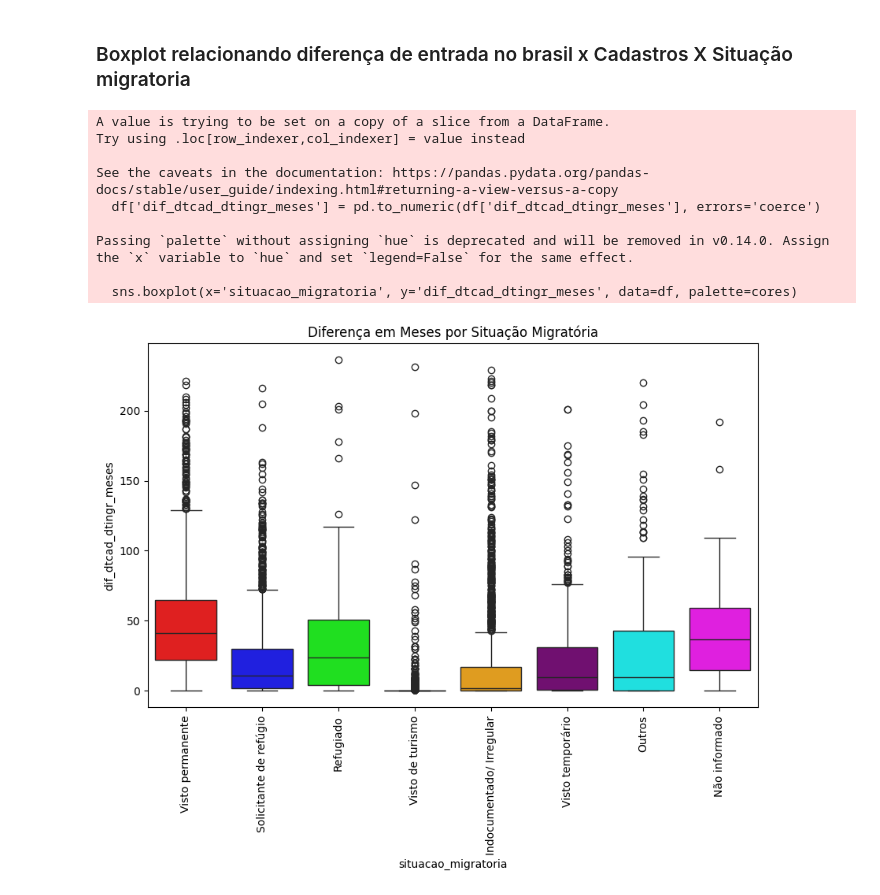
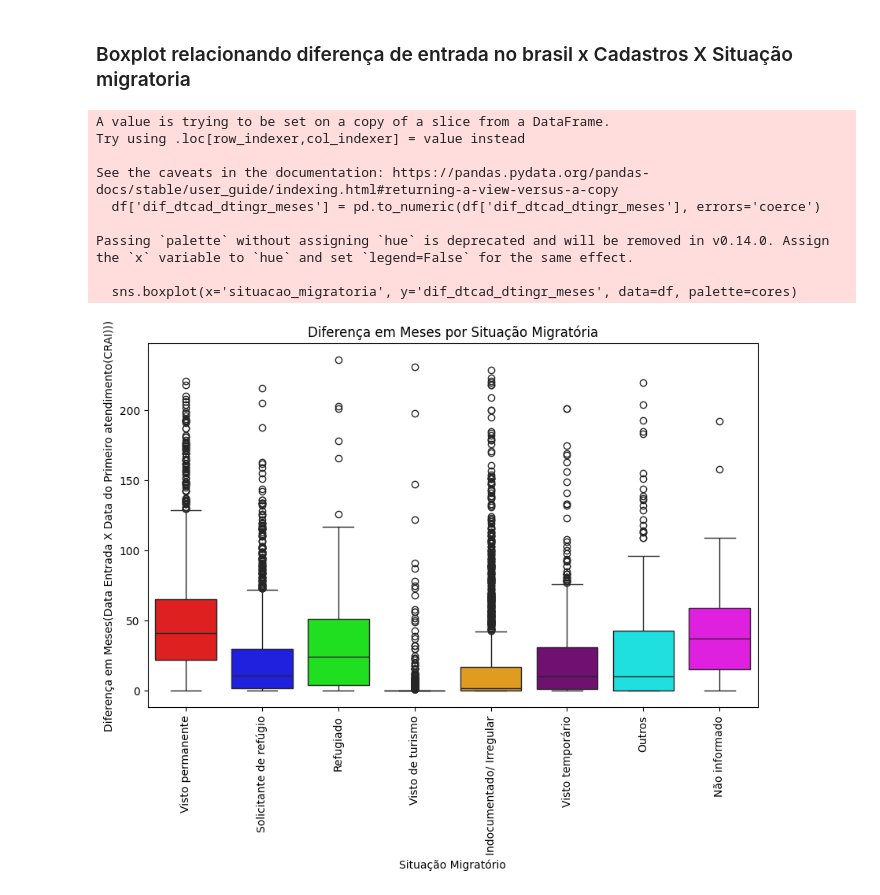
Before and after one commit to gabriel-lacerdaa/AnaliseDeDados, a Jupyter notebook: analise.ipynb, the cells around one changed output. Saved outputs shown, nothing was run; the diff lists cells and outputs as text; code cells hidden in the pictures.

```diff
--- a/analise.ipynb
+++ b/analise.ipynb
@@ -471,28 +454,29 @@ A probabilidade de um imigrante ser Preto é de 68.10%
 # %%
 df = tabela_nova[['dif_dtcad_dtingr_meses', 'situacao_migratoria']]
 df['dif_dtcad_dtingr_meses'] = pd.to_numeric(df['dif_dtcad_dtingr_meses'], errors='coerce')
 
 
 cores = ['#FF0000', '#0000FF', '#00FF00','#FFFF00', '#FFA500', '#800080', '#00FFFF', '#FF00FF']
 
 
 plt.figure(figsize=(10, 6))
 sns.boxplot(x='situacao_migratoria', y='dif_dtcad_dtingr_meses', data=df, palette=cores)
 plt.title('Diferença em Meses por Situação Migratória')
-
+plt.xlabel('Situação Migratório')
+plt.ylabel('Diferença em Meses(Data Entrada X Data do Primeiro atendimento(CRAI))')
 plt.xticks(rotation=90)
 
 plt.show()
 # %% [output]
 A value is trying to be set on a copy of a slice from a DataFrame.
 Try using .loc[row_indexer,col_indexer] = value instead
 
 See the caveats in the documentation: https://pandas.pydata.org/pandas-docs/stable/user_guide/indexing.html#returning-a-view-versus-a-copy
   df['dif_dtcad_dtingr_meses'] = pd.to_numeric(df['dif_dtcad_dtingr_meses'], errors='coerce')
 
 Passing `palette` without assigning `hue` is deprecated and will be removed in v0.14.0. Assign the `x` variable to `hue` and set `legend=False` for the same effect.
 
   sns.boxplot(x='situacao_migratoria', y='dif_dtcad_dtingr_meses', data=df, palette=cores)
-[figure, old version]
+[figure, new version]
 # %%
 #Boxplot de uma situação migratoria especifica
```
Also changed, not shown: parts of 7 cells of this notebook.
